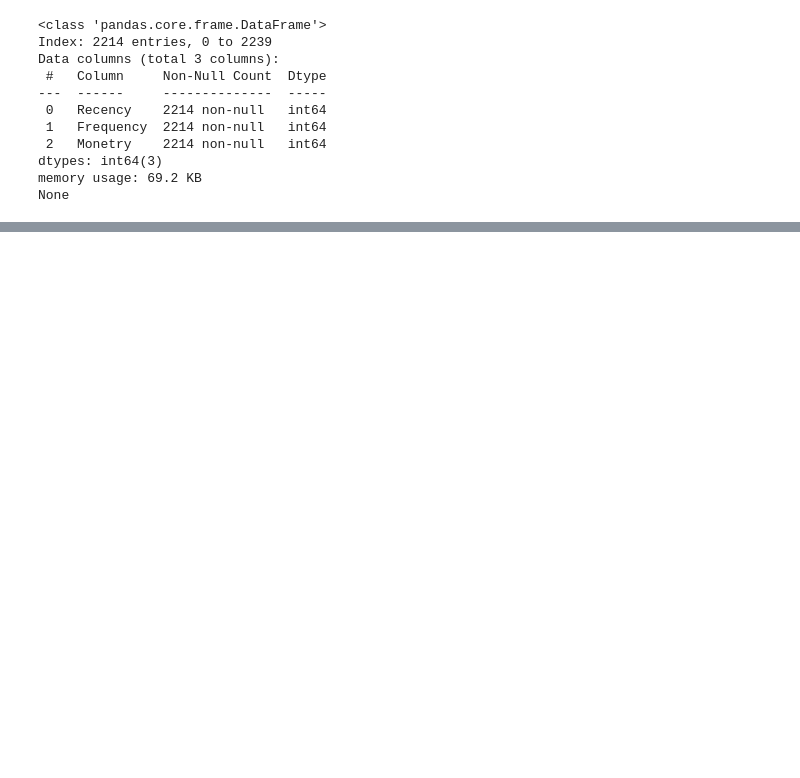
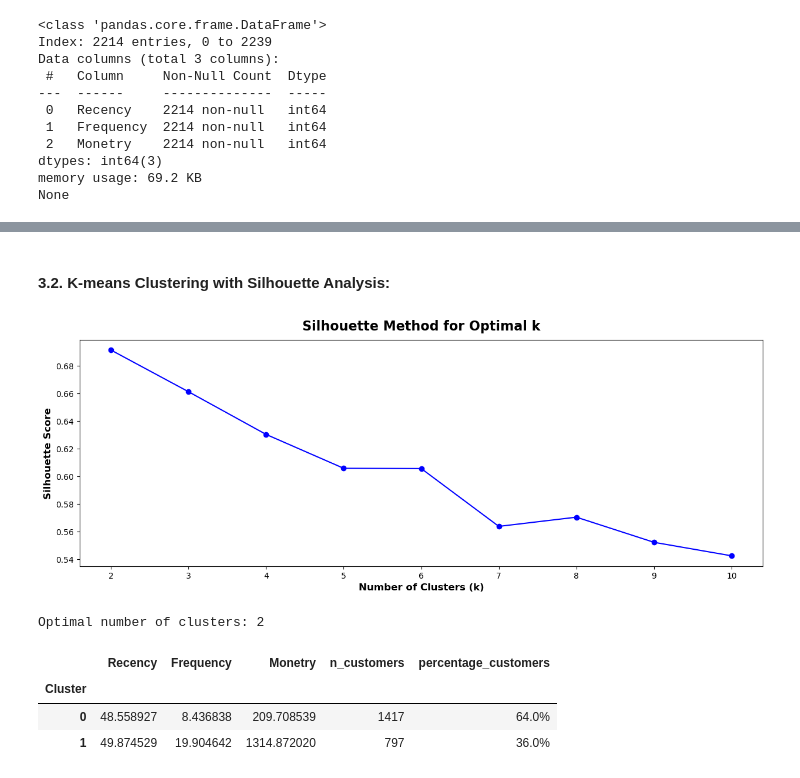
Before and after one commit to annugit1655/Customer-Personality-Analysis-with-CLTV, a Jupyter notebook: notebooks/customer-personality-analysis.ipynb, the cells around one changed output, grey strips where cells are left out. Drawn from its saved outputs; the diff is of its cells as text; code cells hidden in the pictures; blank space fills up the shorter version.

```diff
--- a/notebooks/customer-personality-analysis.ipynb
+++ b/notebooks/customer-personality-analysis.ipynb
@@ -640,0 +642,47 @@ display(customer_df.head())
+# %% [markdown]
+#### **3.2. K-means Clustering with Silhouette Analysis:**
+# %%
+from sklearn.metrics import silhouette_score
+
+# Calculate silhouette scores for different numbers of clusters
+silhouette_scores = []
+K = range(2, 11)  # Start from 2 clusters as silhouette score is not defined for 1 cluster
+
+for k in K:
+    kmeans = KMeans(n_clusters=k, random_state=42)
+    kmeans.fit(rfm)
+    score = silhouette_score(rfm, kmeans.labels_)
+    silhouette_scores.append(score)
+
+# Plot the silhouette scores
+plt.figure(figsize=(15, 5))
+plt.plot(K, silhouette_scores, 'bo-')
+plt.xlabel('Number of Clusters (k)', fontsize=12, fontweight='bold')
+plt.ylabel('Silhouette Score', fontsize=12, fontweight='bold')
+plt.title('Silhouette Method for Optimal k', fontsize=16, fontweight='bold', y=1.02)
+plt.show()
+
+# Find the optimal number of clusters (highest silhouette score)
+optimal_k = K[np.argmax(silhouette_scores)]
+print(f"Optimal number of clusters: {optimal_k}")
+
+# Perform K-means clustering with the optimal number of clusters
+kmeans = KMeans(n_clusters=optimal_k, random_state=42)
+y = kmeans.fit_predict(rfm)
+
+# Add cluster labels to the DataFrame
+cluster_data = pd.DataFrame(customer_df)
+cluster_data.loc[:,'Cluster'] = y
+
+# Interpret clusters
+cluster_analysis = cluster_data.groupby('Cluster')[['Recency', 'Frequency', 'Monetry']].agg('mean')
+cluster_analysis['n_customers'] = cluster_data.groupby('Cluster').size()
+cluster_analysis['percentage_customers'] = ((cluster_analysis['n_customers']/cluster_analysis['n_customers'].sum())*100).map(lambda x: f'{x:.1f}%')
+display(cluster_analysis)
+# %% [output]
+[figure, added]
+Optimal number of clusters: 2
+|  | Recency | Frequency | Monetry | n_customers | percentage_customers |
+| Cluster |  |  |  |  |  |
+| 0 | 48.558927 | 8.436838 | 209.708539 | 1417 | 64.0% |
+| 1 | 49.874529 | 19.904642 | 1314.872020 | 797 | 36.0% |
```
Also changed, not shown: parts of 17 cells of this notebook.
